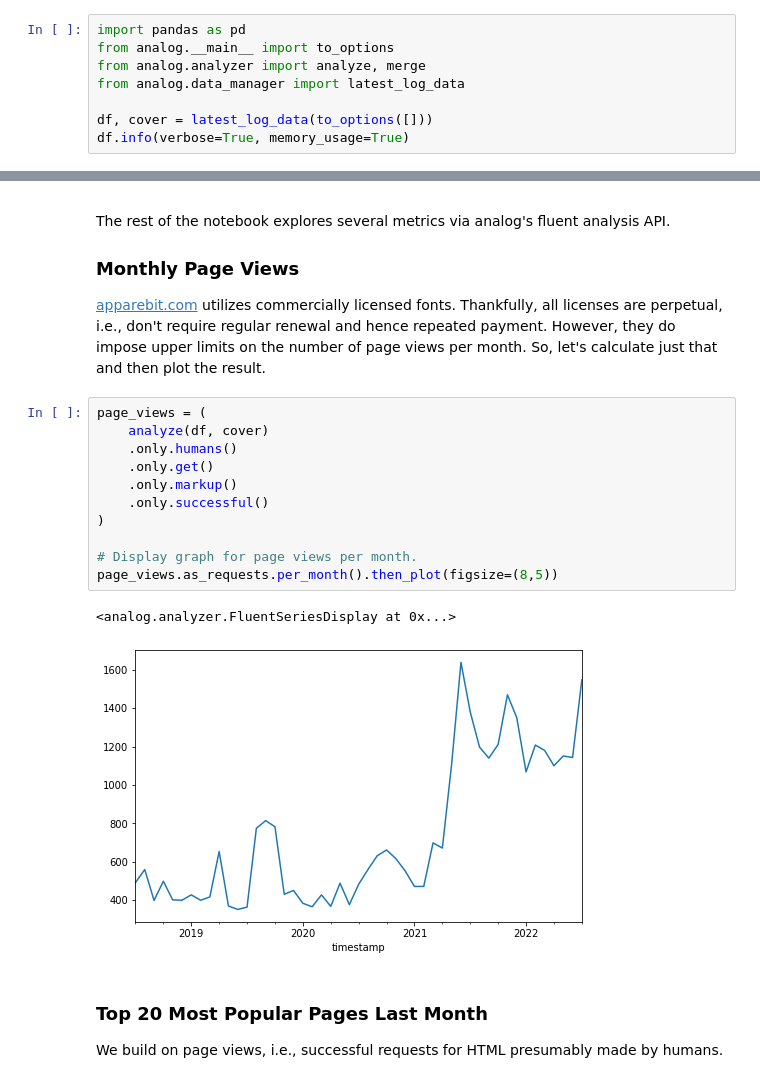
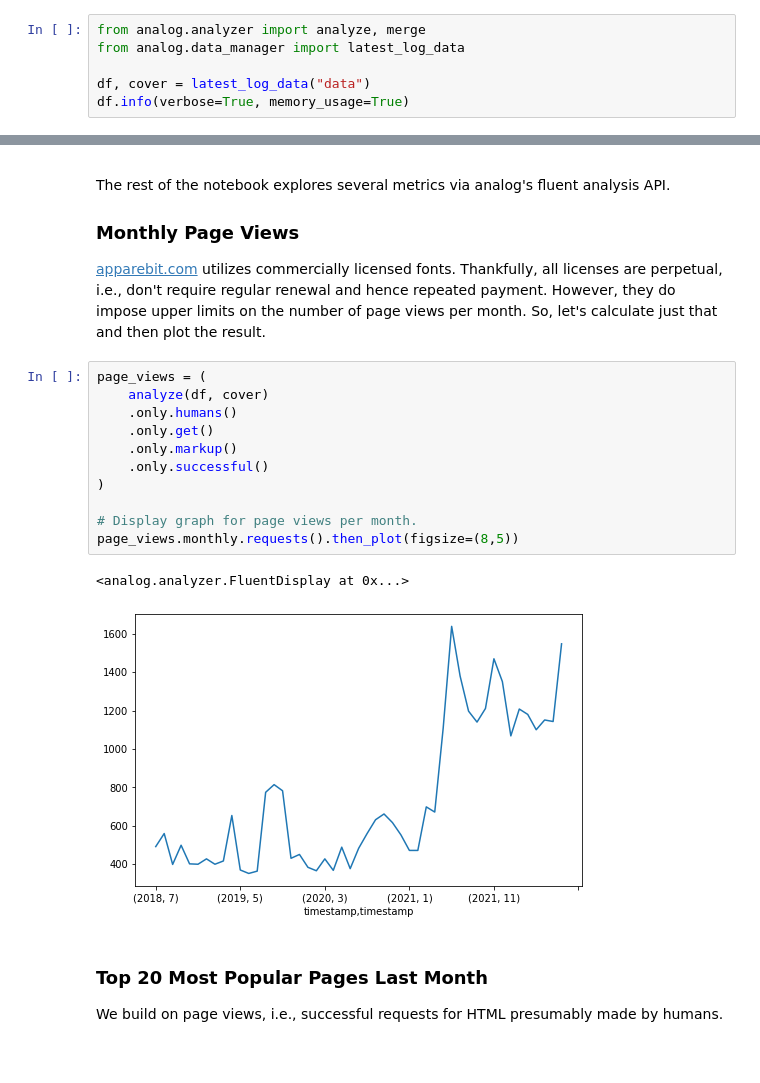
Before and after one commit to apparebit/analog, a Jupyter notebook: workbook.ipynb, the cells around one changed output, grey strips where cells are left out. Saved outputs shown, nothing was run; the diff lists cells and outputs as text.

```diff
--- a/workbook.ipynb
+++ b/workbook.ipynb
@@ -32,11 +32,9 @@ down to a few seconds.
 # %% [markdown]
 ## Update Log Dataframe
 # %%
-import pandas as pd
-from analog.__main__ import to_options
 from analog.analyzer import analyze, merge
 from analog.data_manager import latest_log_data
 
-df, cover = latest_log_data(to_options([]))
+df, cover = latest_log_data("data")
 df.info(verbose=True, memory_usage=True)
 # %% [output]
@@ -80,17 +72,17 @@ page views per month. So, let's calculate just that and then plot the result.
 # %%
 page_views = (
     analyze(df, cover)
     .only.humans()
     .only.get()
     .only.markup()
     .only.successful()
 )
 
 # Display graph for page views per month.
-page_views.as_requests.per_month().then_plot(figsize=(8,5))
+page_views.monthly.requests().then_plot(figsize=(8,5))
 # %% [output]
-<analog.analyzer.FluentSeriesDisplay at 0x...>
+<analog.analyzer.FluentDisplay at 0x...>
-[figure, old version]
+[figure, new version]
 # %% [markdown]
 ### Top 20 Most Popular Pages Last Month
 
```
Also changed, not shown: parts of 7 cells of this notebook.
